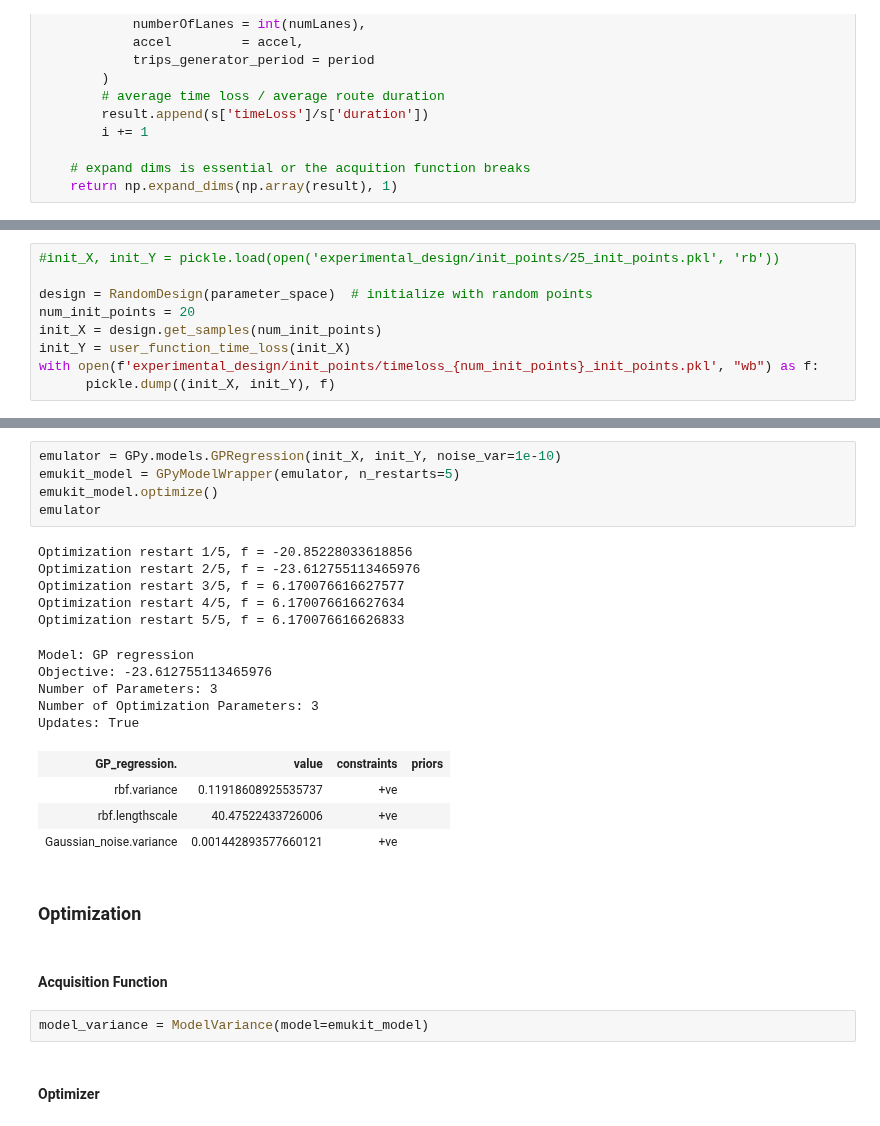
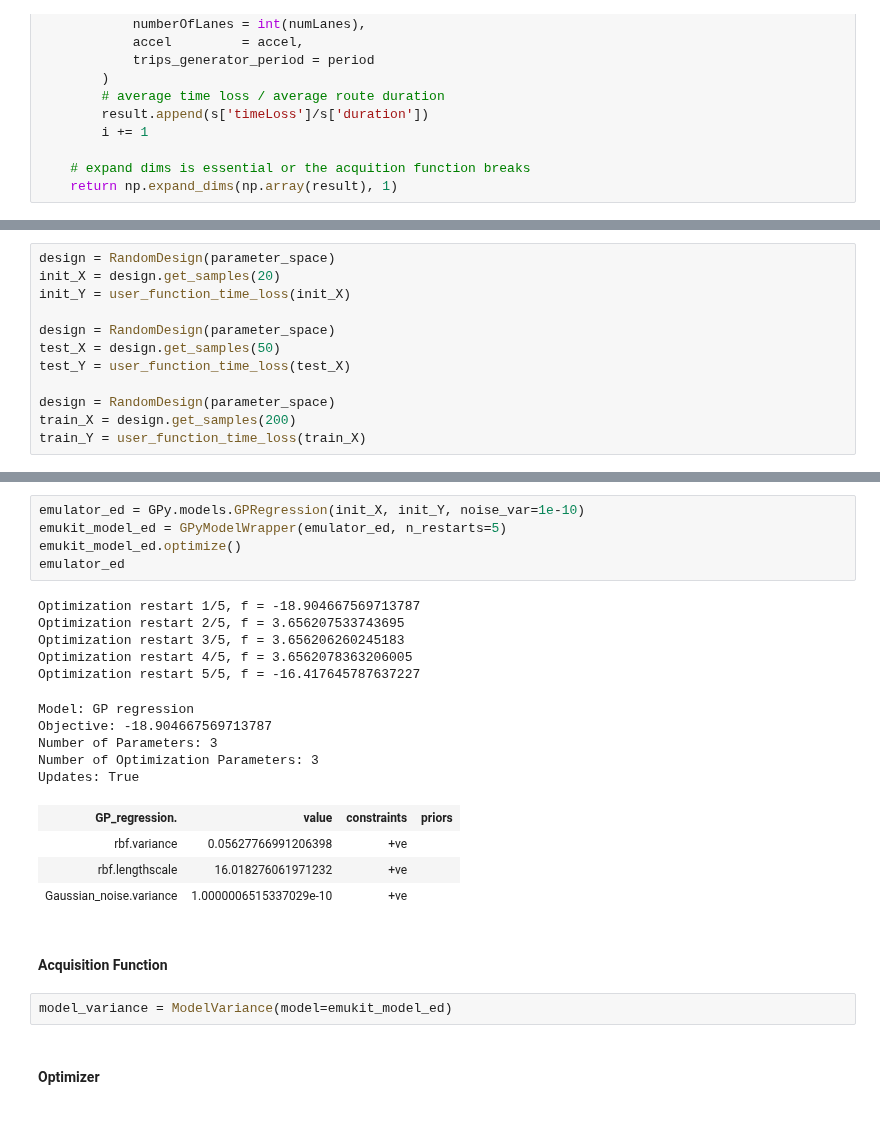
Before and after one commit to MatteoBettini/TrafficEmu, a Jupyter notebook: experimental_design/Model Variance - 6 params - timeLoss per duration.ipynb, the cells around one changed output, grey strips where cells are left out. Drawn from its saved outputs; the diff is of its cells as text.

Commit message:
will try one more time

```diff
--- a/experimental_design/Model Variance - 6 params - timeLoss per duration.ipynb
+++ b/experimental_design/Model Variance - 6 params - timeLoss per duration.ipynb
@@ -93,0 +101,12 @@ def user_function_time_loss(X):
+# %%
+design = RandomDesign(parameter_space)
+init_X = design.get_samples(20)
+init_Y = user_function_time_loss(init_X)
+
+design = RandomDesign(parameter_space)
+test_X = design.get_samples(50)
+test_Y = user_function_time_loss(test_X)
+
+design = RandomDesign(parameter_space)
+train_X = design.get_samples(200)
+train_Y = user_function_time_loss(train_X)
@@ -111,9 +136,0 @@ parameter_space = config.get_parameter_space()
-# %%
-#init_X, init_Y = pickle.load(open('experimental_design/init_points/25_init_points.pkl', 'rb'))
-
-design = RandomDesign(parameter_space)  # initialize with random points
-num_init_points = 20
-init_X = design.get_samples(num_init_points)
-init_Y = user_function_time_loss(init_X)
-with open(f'experimental_design/init_points/timeloss_{num_init_points}_init_points.pkl', "wb") as f:
-      pickle.dump((init_X, init_Y), f)
@@ -138,29 +137,27 @@ Evaluating input: 20 of 20
 # %%
-emulator = GPy.models.GPRegression(init_X, init_Y, noise_var=1e-10)
-emukit_model = GPyModelWrapper(emulator, n_restarts=5)
-emukit_model.optimize()
-emulator
+emulator_ed = GPy.models.GPRegression(init_X, init_Y, noise_var=1e-10)
+emukit_model_ed = GPyModelWrapper(emulator_ed, n_restarts=5)
+emukit_model_ed.optimize()
+emulator_ed
 # %% [output]
-Optimization restart 1/5, f = -20.85228033618856
-Optimization restart 2/5, f = -23.612755113465976
-Optimization restart 3/5, f = 6.170076616627577
-Optimization restart 4/5, f = 6.170076616627634
-Optimization restart 5/5, f = 6.170076616626833
+Optimization restart 1/5, f = -18.904667569713787
+Optimization restart 2/5, f = 3.656207533743695
+Optimization restart 3/5, f = 3.656206260245183
+Optimization restart 4/5, f = 3.6562078363206005
+Optimization restart 5/5, f = -16.417645787637227
 Model: GP regression
-Objective: -23.612755113465976
+Objective: -18.904667569713787
 Number of Parameters: 3
 Number of Optimization Parameters: 3
 Updates: True
 | GP_regression. | value | constraints | priors |
-| rbf.variance | 0.11918608925535737 | +ve |  |
-| rbf.lengthscale | 40.47522433726006 | +ve |  |
-| Gaussian_noise.variance | 0.001442893577660121 | +ve |  |
+| rbf.variance | 0.05627766991206398 | +ve |  |
+| rbf.lengthscale | 16.018276061971232 | +ve |  |
+| Gaussian_noise.variance | 1.0000006515337029e-10 | +ve |  |
-# %% [markdown]
-### Optimization
 # %% [markdown]
 #### Acquisition Function
 # %%
-model_variance = ModelVariance(model=emukit_model)
+model_variance = ModelVariance(model=emukit_model_ed)
 # %% [markdown]
 #### Optimizer
 # %%
```
Also changed, not shown: parts of 44 cells of this notebook, 5 other files.
